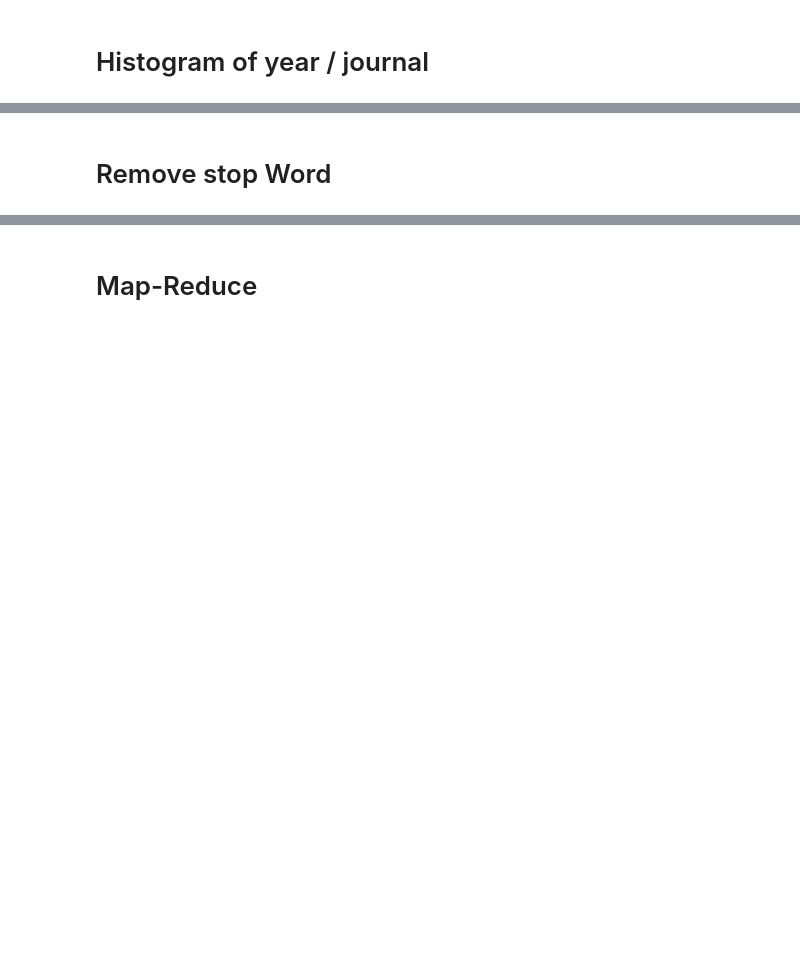
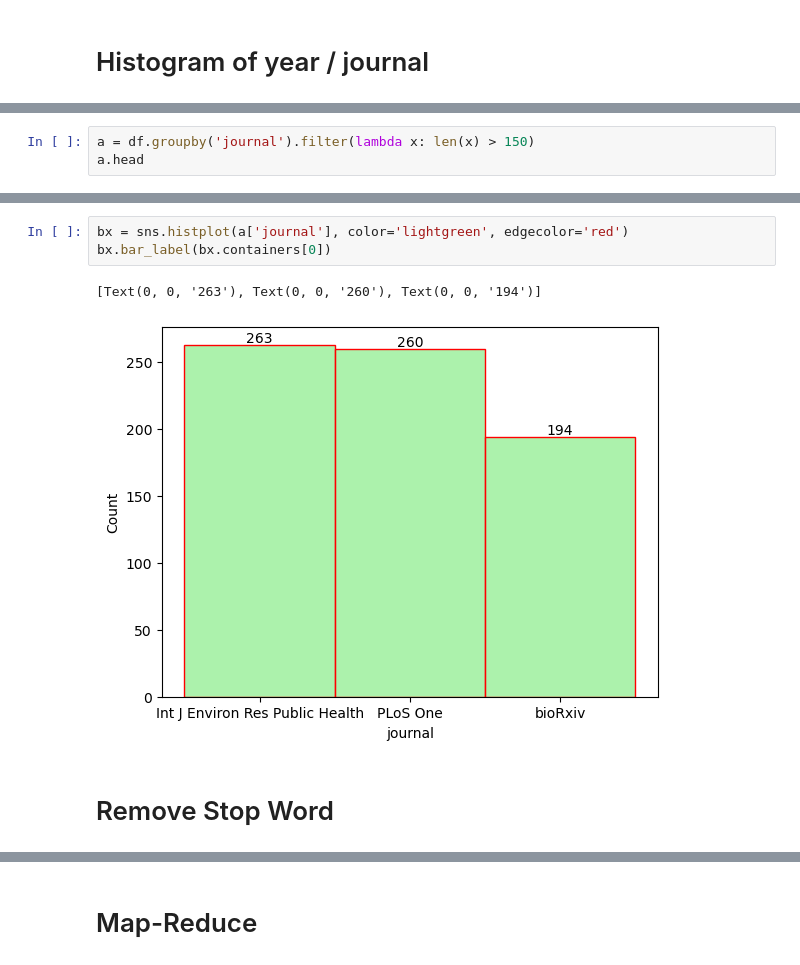
Before and after one commit to pywong-polyu/COMP5434-Big-Data-Computing, a Jupyter notebook: COMP5434_project sun.ipynb, the cells around one changed output, grey strips where cells are left out. Drawn from its saved outputs; the diff is of its cells as text; blank space fills up the shorter version.

```diff
--- a/COMP5434_project sun.ipynb
+++ b/COMP5434_project sun.ipynb
@@ -333,0 +379,3 @@ sns.histplot(df["publish_time"], color='lightgreen', edgecolor='red')
+# %%
+a = df.groupby('journal').filter(lambda x: len(x) > 150)
+a.head
@@ -334,5 +400,11 @@ sns.histplot(df["publish_time"], color='lightgreen', edgecolor='red')
+# %%
+bx = sns.histplot(a['journal'], color='lightgreen', edgecolor='red')
+bx.bar_label(bx.containers[0])
+# %% [output]
+[Text(0, 0, '263'), Text(0, 0, '260'), Text(0, 0, '194')]
+[figure, added]
 # %% [markdown]
-# Remove stop Word
+# Remove Stop Word
 # %%
 #NLP
 import spacy
```
Also changed, not shown: parts of 16 cells of this notebook.
